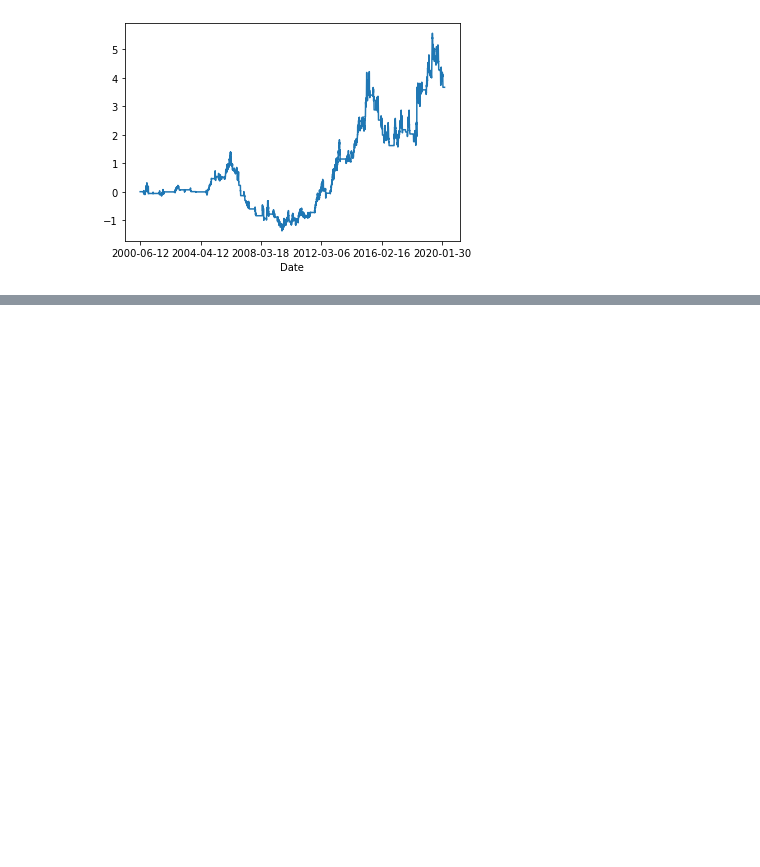
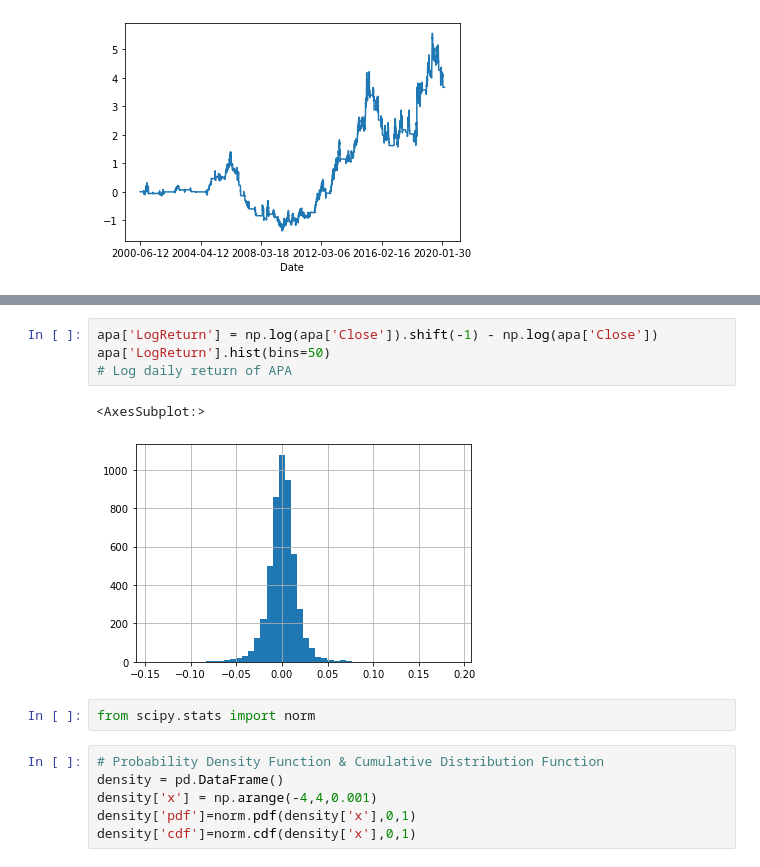
Before and after one commit to alicelo125/Coursera-Financial-analysis, a Jupyter notebook: APA analysis.ipynb, the cells around one changed output, grey strips where cells are left out. Drawn from its saved outputs; the diff is of its cells as text; blank space fills up the shorter version.

```diff
--- a/APA analysis.ipynb
+++ b/APA analysis.ipynb
@@ -175,0 +195,15 @@ apa['Wealth'].plot()
+# %%
+apa['LogReturn'] = np.log(apa['Close']).shift(-1) - np.log(apa['Close'])
+apa['LogReturn'].hist(bins=50)
+# Log daily return of APA
+# %% [output]
+<AxesSubplot:>
+[figure, added]
+# %%
+from scipy.stats import norm
+# %%
+# Probability Density Function & Cumulative Distribution Function
+density = pd.DataFrame()
+density['x'] = np.arange(-4,4,0.001)
+density['pdf']=norm.pdf(density['x'],0,1)
+density['cdf']=norm.cdf(density['x'],0,1)
```
Also changed, not shown: parts of 11 cells of this notebook.
